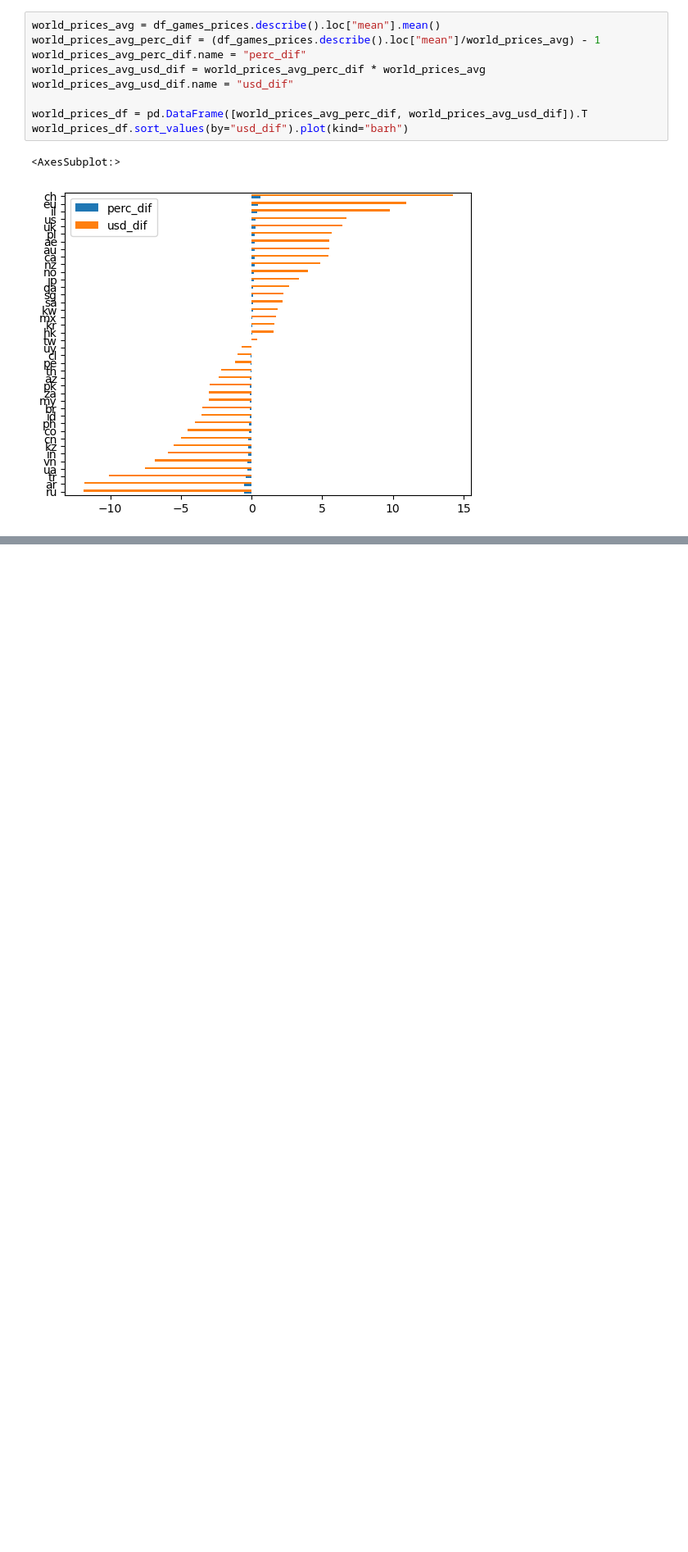
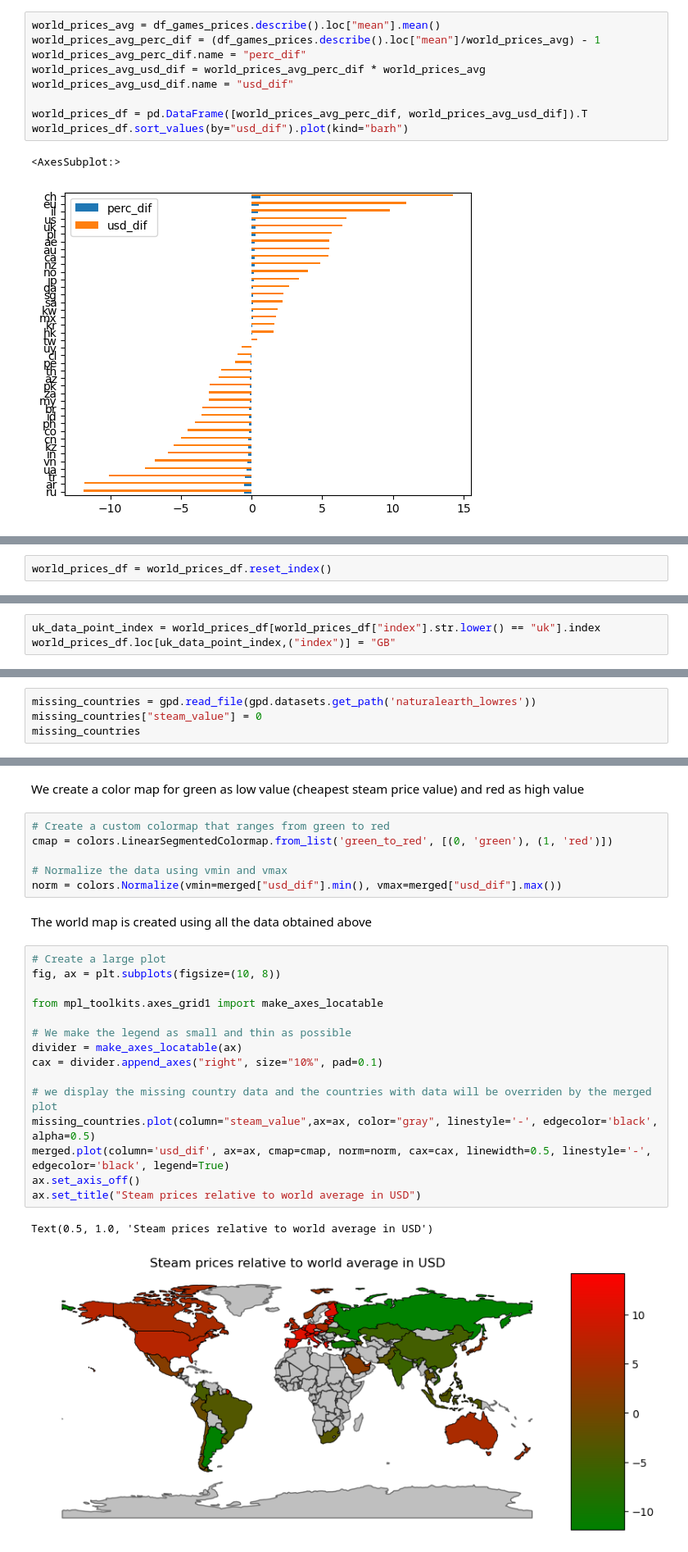
Before and after one commit to edseldim/steam_prices_data_engineering, a Jupyter notebook: Notebooks/data_visualization_steam_prices.ipynb, the cells around one changed output, grey strips where cells are left out. Shown: that part at 82% size. Drawn from its saved outputs; the diff is of its cells as text; blank space fills up the shorter version.

Commit message:
prepared notebook with world plot for prod

```diff
--- a/Notebooks/data_visualization_steam_prices.ipynb
+++ b/Notebooks/data_visualization_steam_prices.ipynb
@@ -104,0 +58,2 @@ def map_currency_to_iso(currency):
+# %%
+world_prices_df = world_prices_df.reset_index()
@@ -104,0 +62,3 @@ def map_currency_to_iso(currency):
+# %%
+uk_data_point_index = world_prices_df[world_prices_df["index"].str.lower() == "uk"].index
+world_prices_df.loc[uk_data_point_index,("index")] = "GB"
@@ -104,0 +110,4 @@ def map_currency_to_iso(currency):
+# %%
+missing_countries = gpd.read_file(gpd.datasets.get_path('naturalearth_lowres'))
+missing_countries["steam_value"] = 0
+missing_countries
@@ -104,0 +128,28 @@ def map_currency_to_iso(currency):
+# %% [markdown]
+We create a color map for green as low value (cheapest steam price value) and red as high value
+# %%
+# Create a custom colormap that ranges from green to red
+cmap = colors.LinearSegmentedColormap.from_list('green_to_red', [(0, 'green'), (1, 'red')])
+
+# Normalize the data using vmin and vmax
+norm = colors.Normalize(vmin=merged["usd_dif"].min(), vmax=merged["usd_dif"].max())
+# %% [markdown]
+The world map is created using all the data obtained above
+# %%
+# Create a large plot
+fig, ax = plt.subplots(figsize=(10, 8))
+
+from mpl_toolkits.axes_grid1 import make_axes_locatable
+
+# We make the legend as small and thin as possible
+divider = make_axes_locatable(ax)
+cax = divider.append_axes("right", size="10%", pad=0.1)
+
+# we display the missing country data and the countries with data will be overriden by the merged plot
+missing_countries.plot(column="steam_value",ax=ax, color="gray", linestyle='-', edgecolor='black', alpha=0.5)
+merged.plot(column='usd_dif', ax=ax, cmap=cmap, norm=norm, cax=cax, linewidth=0.5, linestyle='-', edgecolor='black', legend=True)
+ax.set_axis_off()
+ax.set_title("Steam prices relative to world average in USD")
+# %% [output]
+Text(0.5, 1.0, 'Steam prices relative to world average in USD')
+[figure, added]
```
Also changed, not shown: parts of 14 cells of this notebook.
